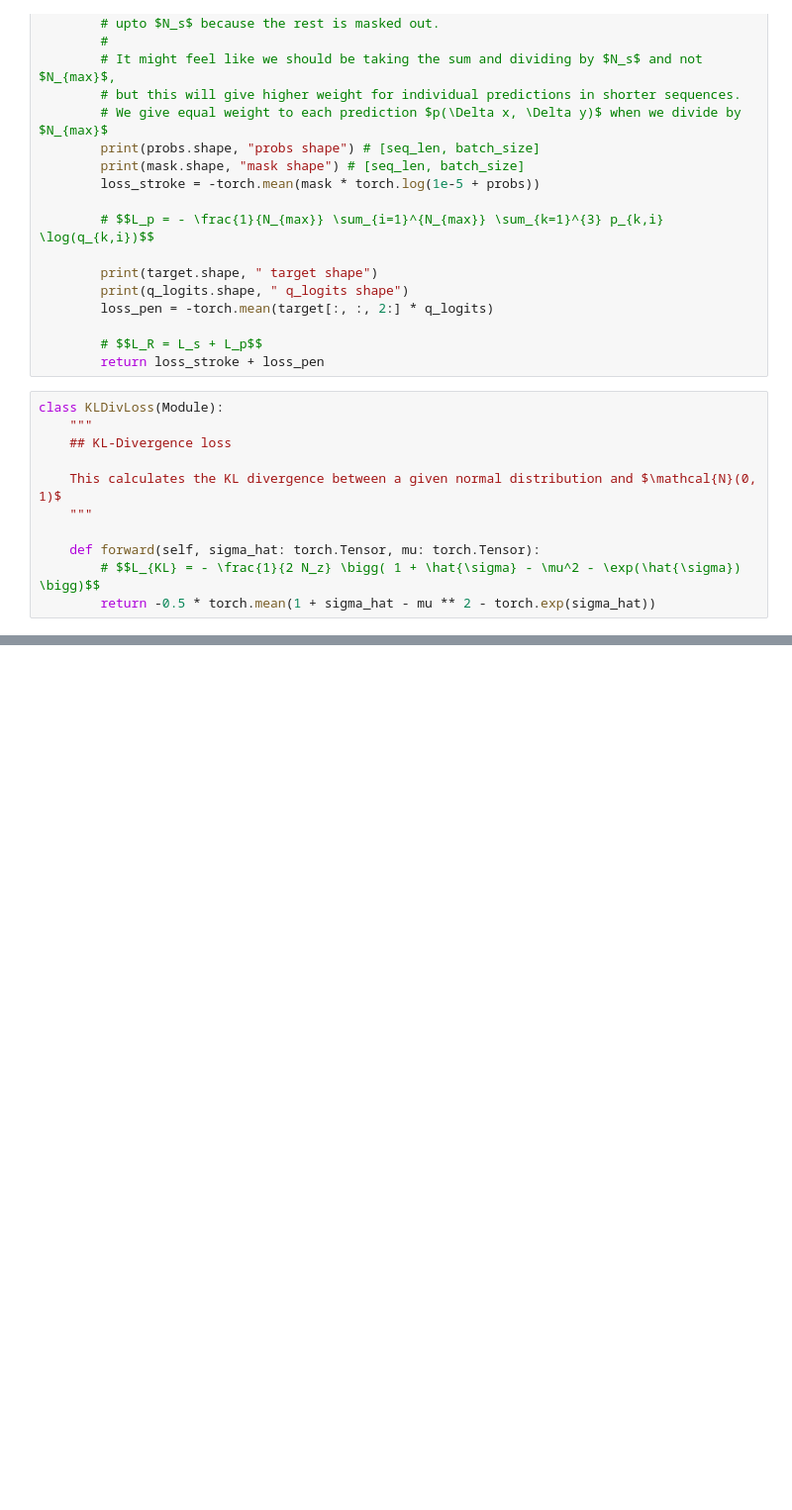
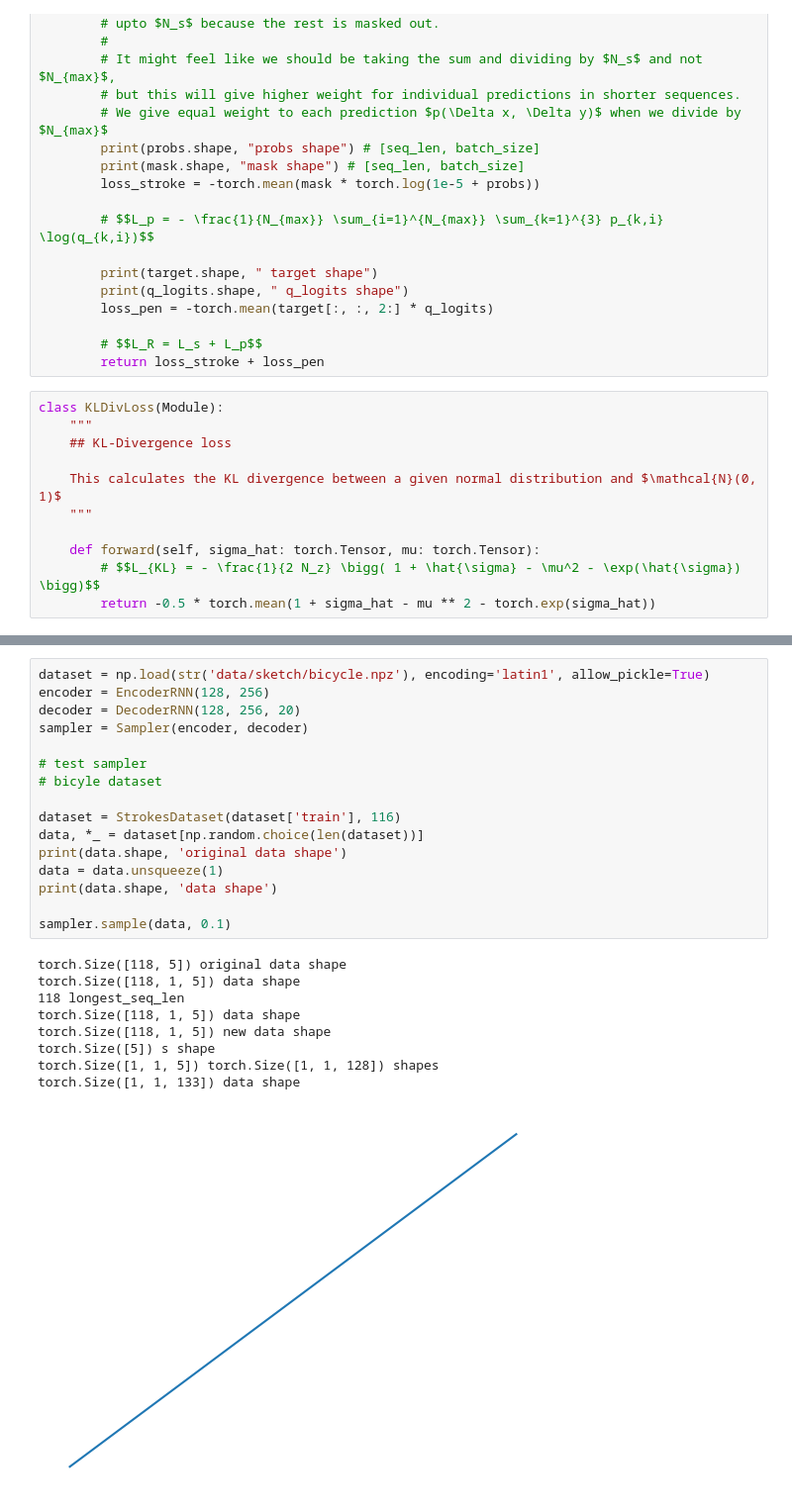
Before and after one commit to hunkim98/pixel-art-ai, a Jupyter notebook: sketchrnn/labml.ipynb, the cells around one changed output, grey strips where cells are left out. Shown at 99% size. Saved outputs shown, nothing was run; the diff lists cells and outputs as text; blank space fills up the shorter version.

```diff
--- a/sketchrnn/labml.ipynb
+++ b/sketchrnn/labml.ipynb
@@ -471,6 +474,32 @@ class Sampler:
         plt.axis('off')
         # Show the plot
         plt.show()
+# %%
+dataset = np.load(str('data/sketch/bicycle.npz'), encoding='latin1', allow_pickle=True)
+encoder = EncoderRNN(128, 256)
+decoder = DecoderRNN(128, 256, 20)
+sampler = Sampler(encoder, decoder)
+
+# test sampler
+# bicyle dataset
+
+dataset = StrokesDataset(dataset['train'], 116)
+data, *_ = dataset[np.random.choice(len(dataset))]
+print(data.shape, 'original data shape')
+data = data.unsqueeze(1)
+print(data.shape, 'data shape')
+
+sampler.sample(data, 0.1)
+# %% [output]
+torch.Size([118, 5]) original data shape
+torch.Size([118, 1, 5]) data shape
+118 longest_seq_len
+torch.Size([118, 1, 5]) data shape
+torch.Size([118, 1, 5]) new data shape
+torch.Size([5]) s shape
+torch.Size([1, 1, 5]) torch.Size([1, 1, 128]) shapes
+torch.Size([1, 1, 133]) data shape
+[figure, added]
 # %%
 class Configs(TrainValidConfigs):
     """
```
Also changed, not shown: parts of 3 cells of this notebook, 14 other files.
